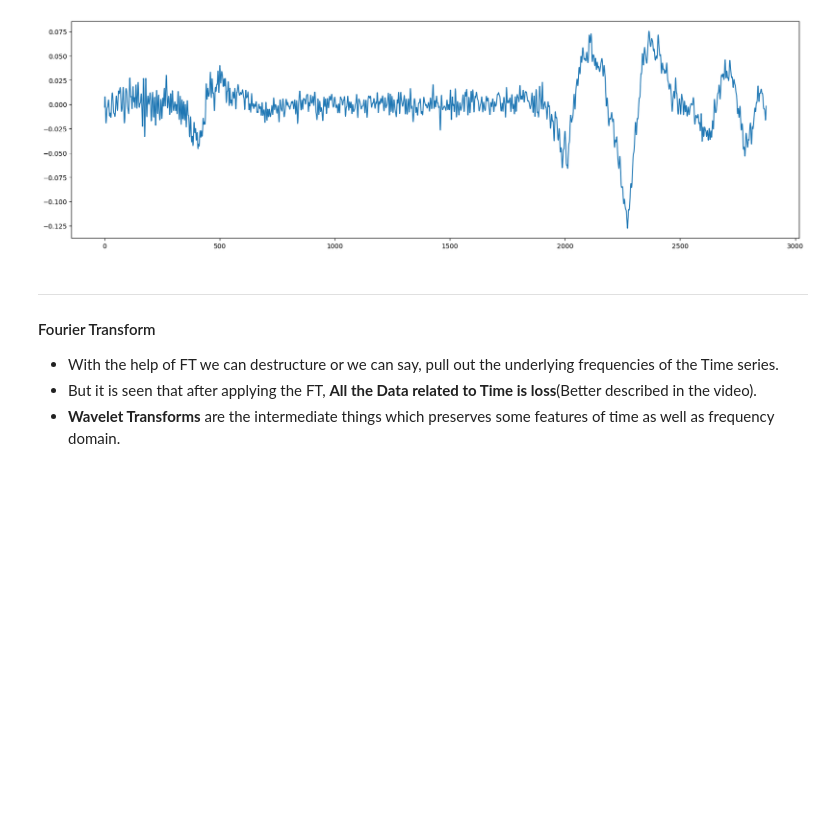
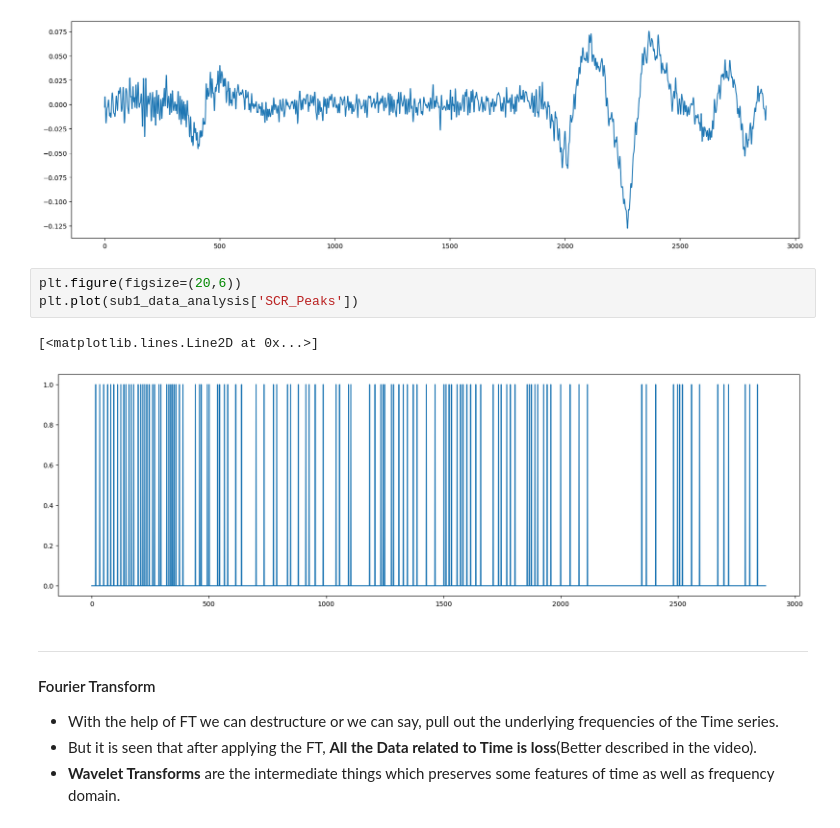
Before and after one commit to Dhyanesh-Panchal/GSR-research-and-stress-detection, a Jupyter notebook: Notes.ipynb, the cells around one changed output. Saved outputs shown, nothing was run; the diff lists cells and outputs as text; blank space fills up the shorter version.

Commit message:
Added the preprocessed Data for phasic and tonic

```diff
--- a/Notes.ipynb
+++ b/Notes.ipynb
@@ -132,6 +132,12 @@ plt.plot(sub1_data_analysis['EDA_Phasic'])
 # %% [output]
 [<matplotlib.lines.Line2D at 0x...>]
 [figure]
+# %%
+plt.figure(figsize=(20,6))
+plt.plot(sub1_data_analysis['SCR_Peaks'])
+# %% [output]
+[<matplotlib.lines.Line2D at 0x...>]
+[figure, added]
 # %% [markdown]
 ---
 
```
Also changed, not shown: 32 other files.
